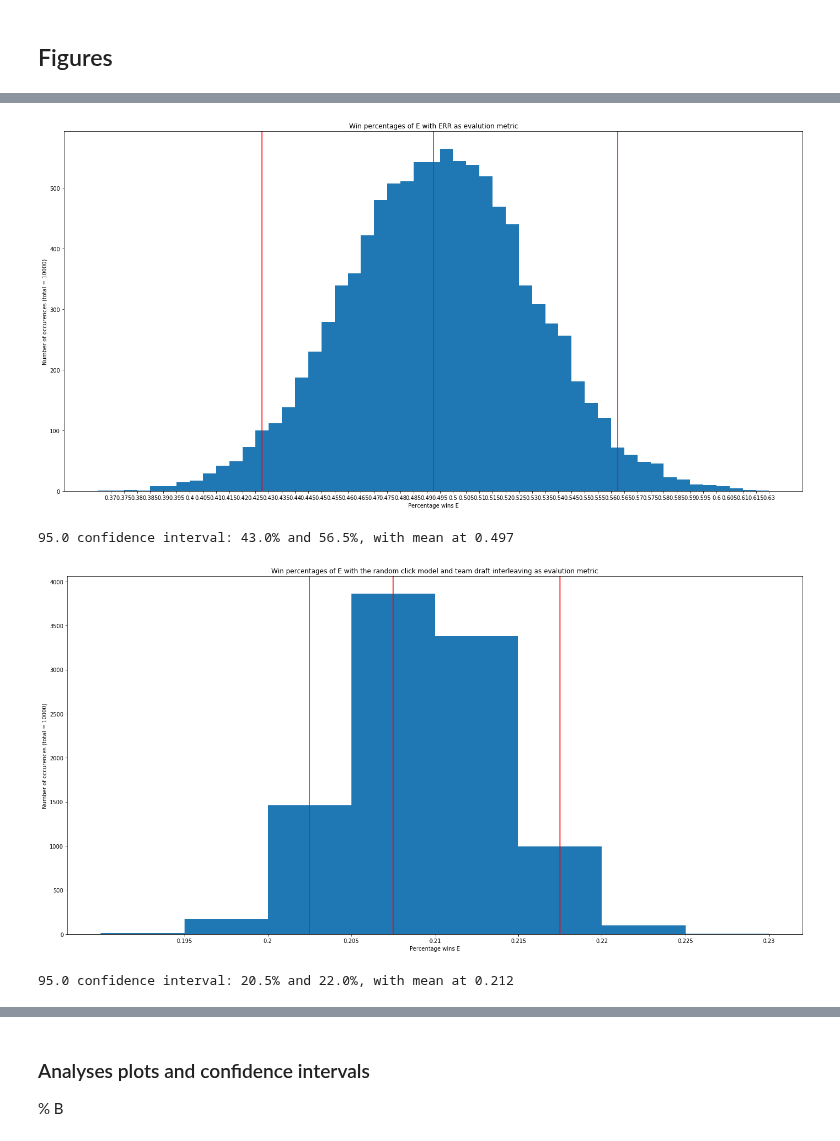
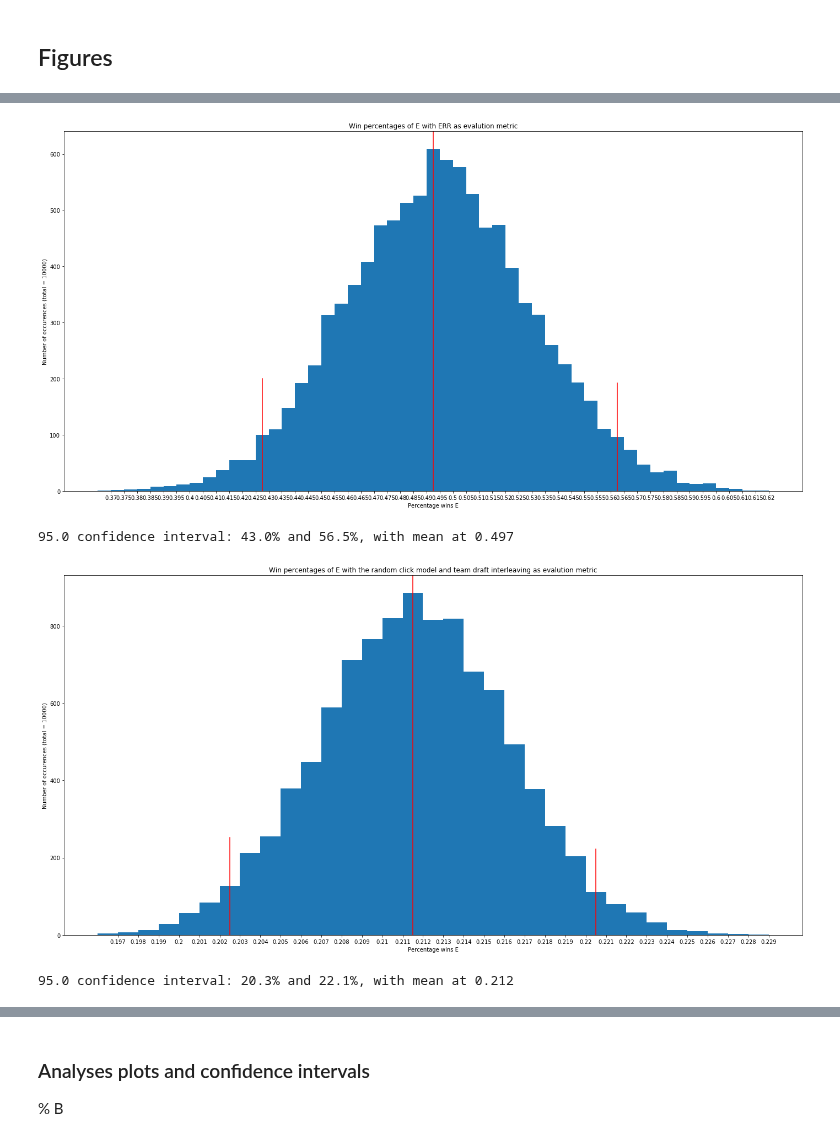
Before and after one commit to JappaB/Information-Retrieval, a Jupyter notebook: 11389095_10437215_10260250-hw1.ipynb, the cells around one changed output, grey strips where cells are left out. Saved outputs shown, nothing was run; the diff lists cells and outputs as text; code cells hidden in the pictures.

Commit message:
fixed bug in random plot + interval indicators

```diff
--- a/11389095_10437215_10260250-hw1.ipynb
+++ b/11389095_10437215_10260250-hw1.ipynb
@@ -764,14 +764,14 @@ for i in range(10000):
     bootstrapping_data["offline_wins"]["precision"][myround(round(experiment_result["offline_wins"]["precision"], 3))]+=1
     bootstrapping_data["offline_wins"]["dcg"][myround(round(experiment_result["offline_wins"]["dcg"], 3))] +=1
     bootstrapping_data["offline_wins"]["err"][myround(round(experiment_result["offline_wins"]["err"], 3))]+=1
-    bootstrapping_data["team"]["wins_random"][myround(round(experiment_result["team"]["wins_random"], 3))] +=1
+    bootstrapping_data["team"]["wins_random"][myround(round(experiment_result["team"]["wins_random"], 3), base=0.001)] +=1
     bootstrapping_data["team"]["wins_sdbn"][myround(round(experiment_result["team"]["wins_sdbn"], 3))]+=1
     bootstrapping_data["balanced"]["wins_random"][ myround(round(experiment_result["balanced"]["wins_random"], 3))]+=1
     bootstrapping_data["balanced"]["wins_sdbn"][myround(round(experiment_result["balanced"]["wins_sdbn"], 3))]+=1
 # %%
 '''Fuction to plot the bootstap data'''
 
-def plot_histogram_with_confidence(data_counter, alpha, title):
+def plot_histogram_with_confidence(data_counter, alpha, title, random=False):
 
     fig, ax = plt.subplots(figsize=(24, 12))
 
@@ -789,9 +789,19 @@ def plot_histogram_with_confidence(data_counter, alpha, title):
 
     # Find the indices corresponding to the bins of the mean, and the boundries of the
     # confindence interval for
-    mean_idx = sorted(list(data_counter.keys())).index(myround(round(mean, 3)))
-    lower_idx = sorted(list(data_counter.keys())).index(myround(round(lower, 3)))
-    upper_idx = sorted(list(data_counter.keys())).index(myround(round(upper, 3)))
+
+    if random == False:
+        mean_idx = sorted(list(data_counter.keys())).index(myround(round(mean, 3)))
+        lower_idx = sorted(list(data_counter.keys())).index(myround(round(lower, 3)))
+        upper_idx = sorted(list(data_counter.keys())).index(myround(round(upper, 3)))
+        lower_rounded = myround(round(lower, 3))
+        upper_rounded = myround(round(upper, 3))
+    else:
+        mean_idx = sorted(list(data_counter.keys())).index(myround(round(mean, 3), base=0.001))
+        lower_idx = sorted(list(data_counter.keys())).index(myround(round(lower, 3), base=0.001))
+        upper_idx = sorted(list(data_counter.keys())).index(myround(round(upper, 3), base=0.001))
+        lower_rounded = myround(round(lower, 3), base=0.001)
+        upper_rounded = myround(round(upper, 3), base=0.001)
 
     labels, values = zip(*sorted(data_counter.items()))
 
@@ -801,8 +811,8 @@ def plot_histogram_with_confidence(data_counter, alpha, title):
 
     # Plot lines of the confindence interval
     plt.axvline(mean_idx, color='r')
-    plt.axvline(lower_idx, color='r')
-    plt.axvline(upper_idx, color='r')
+    plt.plot([lower_idx,lower_idx], [0, data_counter[lower_rounded]*2], color='r')
+    plt.plot([upper_idx,upper_idx], [0, data_counter[upper_rounded]*2], color='r')
 
     # Plot the histogram
     plt.bar(indexes, values, width)
@@ -851,19 +861,20 @@ low_ERR, up_ERR, mean_ERR = plot_histogram_with_confidence(bootstrapping_data['o
 
 print('%.1f confidence interval: %.1f%% and %.1f%%, with mean at %.3f' % (CONFIDENCE_LEVEL*100, low_ERR*100, up_ERR*100, mean_ERR))
 # %% [output]
-[figure, old version]
+[figure, new version]
 95.0 confidence interval: 43.0% and 56.5%, with mean at 0.497
 # %%
 '''Histogram for interleaving with the random click model'''
 
 low_random, up_random, mean_random = plot_histogram_with_confidence(bootstrapping_data['team']['wins_random'],
                                                                            CONFIDENCE_LEVEL,
-                                                                           'Win percentages of E with the random click model and team draft interleaving as evalution metric')
+                                                                           'Win percentages of E with the random click model and team draft interleaving as evalution metric',
+                                                                           random=True)
 
 print('%.1f confidence interval: %.1f%% and %.1f%%, with mean at %.3f' % (CONFIDENCE_LEVEL*100, low_random*100, up_random*100, mean_random))
 # %% [output]
-[figure, old version]
+[figure, new version]
-95.0 confidence interval: 20.5% and 22.0%, with mean at 0.212
+95.0 confidence interval: 20.3% and 22.1%, with mean at 0.212
 # %%
 low_sdbn, up_sdbn, mean_sdbn = plot_histogram_with_confidence(bootstrapping_data['team']['wins_sdbn'],
                                                                            CONFIDENCE_LEVEL,
```
Also changed, not shown: parts of 8 cells of this notebook.
